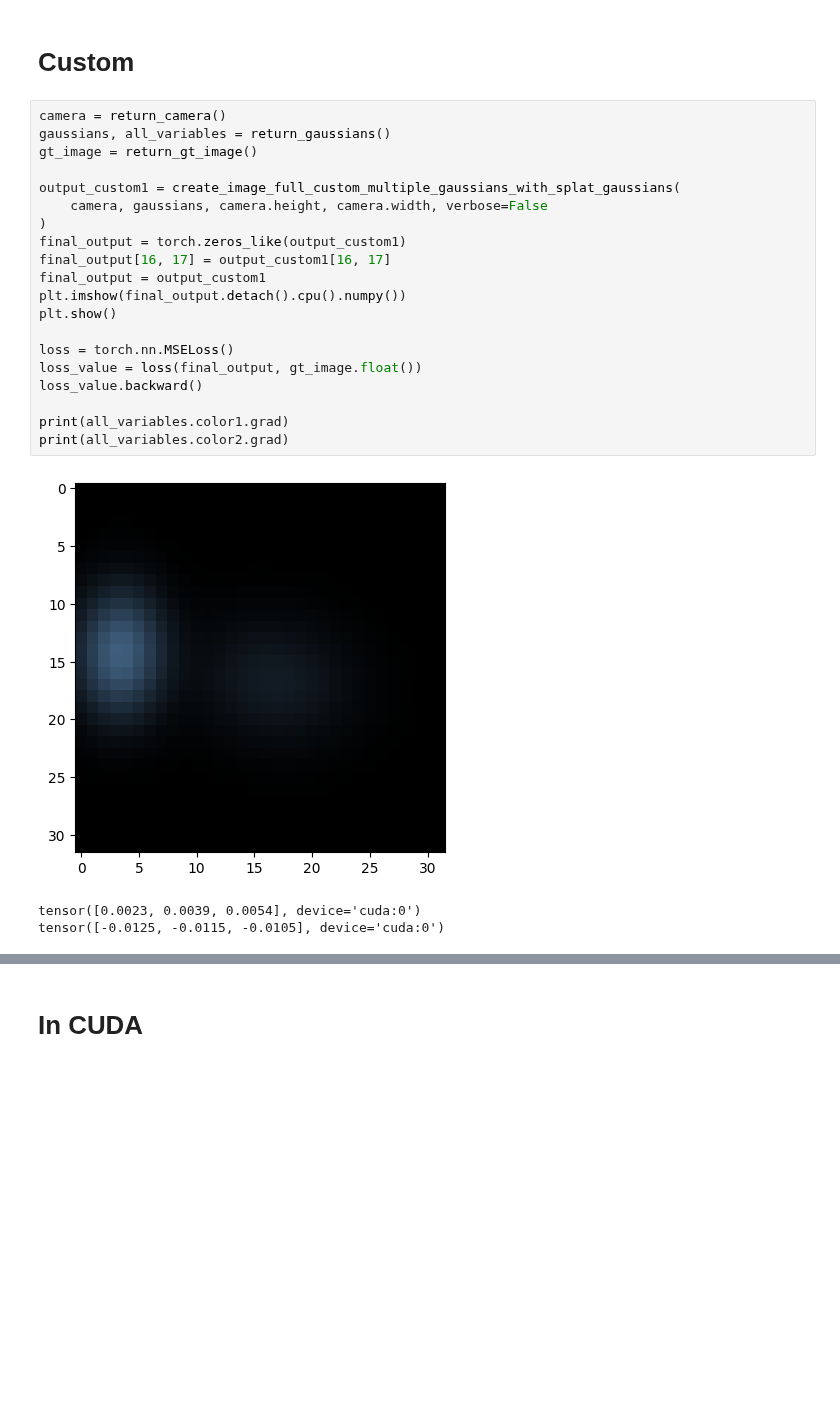
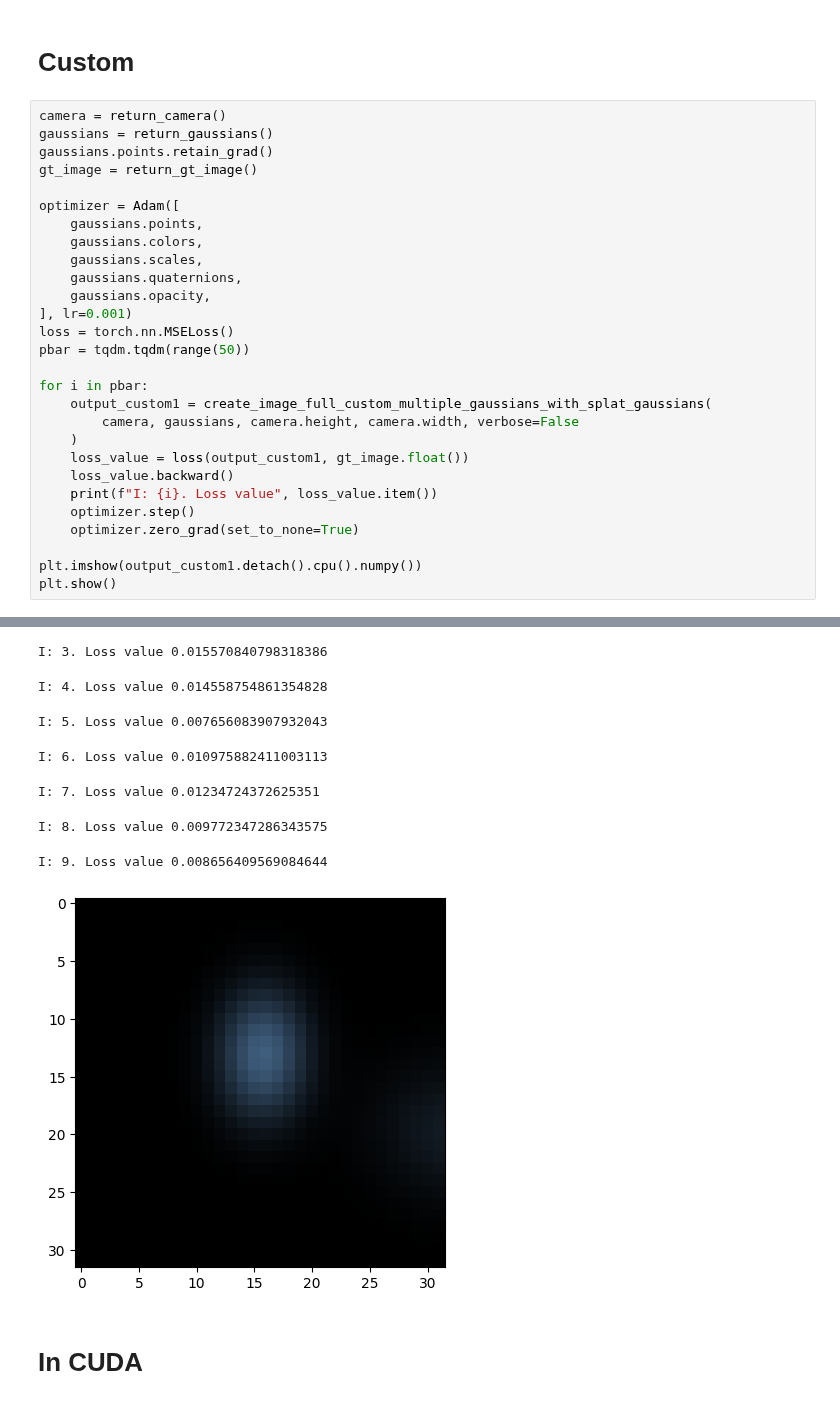
Before and after one commit to dcaustin33/intro_to_gaussian_splatting, a Jupyter notebook: splat/custom_backwards_implementation/test_intermediate.ipynb, the cells around one changed output, grey strips where cells are left out. Cells and saved outputs as stored; diff of their text form; blank space fills up the shorter version.

```diff
--- a/splat/custom_backwards_implementation/test_intermediate.ipynb
+++ b/splat/custom_backwards_implementation/test_intermediate.ipynb
@@ -160,26 +139,31 @@ tensor([-0.0125, -0.0115, -0.0105], device='cuda:0')
 # %% [markdown]
 # Custom
-# %%
-camera = return_camera()
-gaussians, all_variables = return_gaussians()
-gt_image = return_gt_image()
-
-output_custom1 = create_image_full_custom_multiple_gaussians_with_splat_gaussians(
-    camera, gaussians, camera.height, camera.width, verbose=False
-)
-final_output = torch.zeros_like(output_custom1)
-final_output[16, 17] = output_custom1[16, 17]
-final_output = output_custom1
-plt.imshow(final_output.detach().cpu().numpy())
-plt.show()
-
-loss = torch.nn.MSELoss()
-loss_value = loss(final_output, gt_image.float())
-loss_value.backward()
-
-print(all_variables.color1.grad)
-print(all_variables.color2.grad)
-# %% [output]
-[figure, removed]
-tensor([0.0023, 0.0039, 0.0054], device='cuda:0')
-tensor([-0.0125, -0.0115, -0.0105], device='cuda:0')
+# %%
+camera = return_camera()
+gaussians = return_gaussians()
+gaussians.points.retain_grad()
+gt_image = return_gt_image()
+
+optimizer = Adam([
+    gaussians.points,
+    gaussians.colors,
+    gaussians.scales,
+    gaussians.quaternions,
+    gaussians.opacity,
+], lr=0.001)
+loss = torch.nn.MSELoss()
+pbar = tqdm.tqdm(range(50))
+
+for i in pbar:
+    output_custom1 = create_image_full_custom_multiple_gaussians_with_splat_gaussians(
+        camera, gaussians, camera.height, camera.width, verbose=False
+    )
+    loss_value = loss(output_custom1, gt_image.float())
+    loss_value.backward()
+    print(f"I: {i}. Loss value", loss_value.item())
+    optimizer.step()
+    optimizer.zero_grad(set_to_none=True)
+
+plt.imshow(output_custom1.detach().cpu().numpy())
+plt.show()
+# %% [output]
@@ -186,3 +173,11 @@ tensor([-0.0125, -0.0115, -0.0105], device='cuda:0')
+I: 3. Loss value 0.015570840798318386
+I: 4. Loss value 0.014558754861354828
+I: 5. Loss value 0.007656083907932043
+I: 6. Loss value 0.010975882411003113
+I: 7. Loss value 0.01234724372625351
+I: 8. Loss value 0.009772347286343575
+I: 9. Loss value 0.008656409569084644
+[figure, added]
 # %% [markdown]
 # In CUDA
 # %%
```
Also changed, not shown: parts of 8 cells of this notebook, 10 other files.
